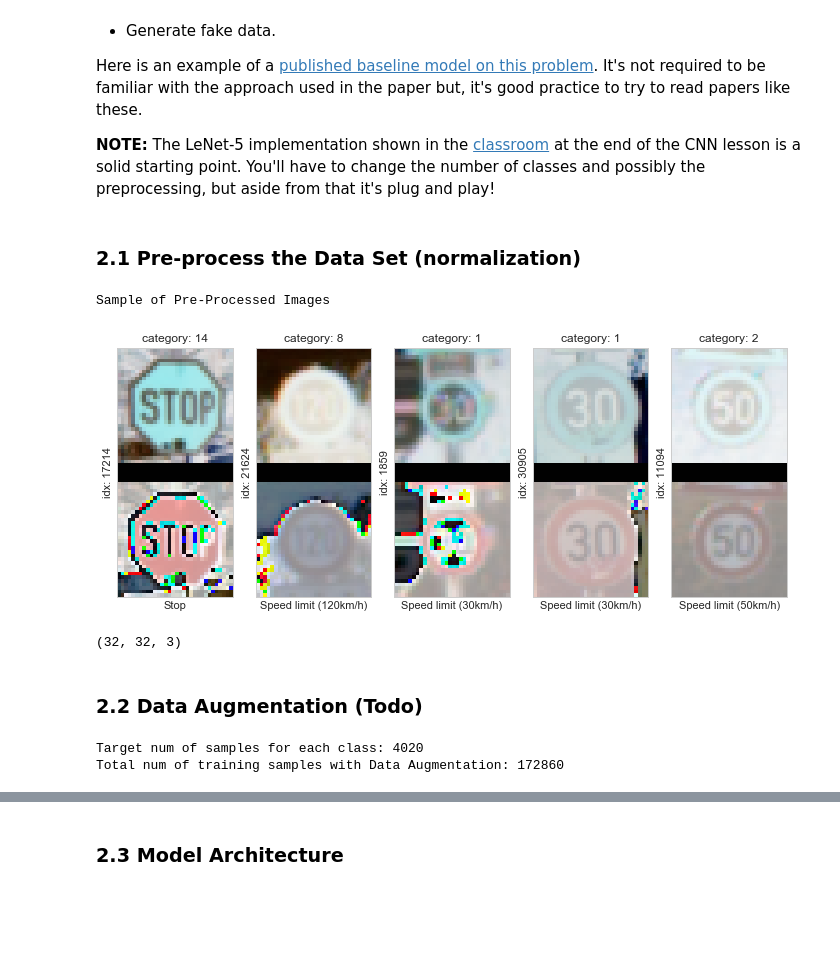
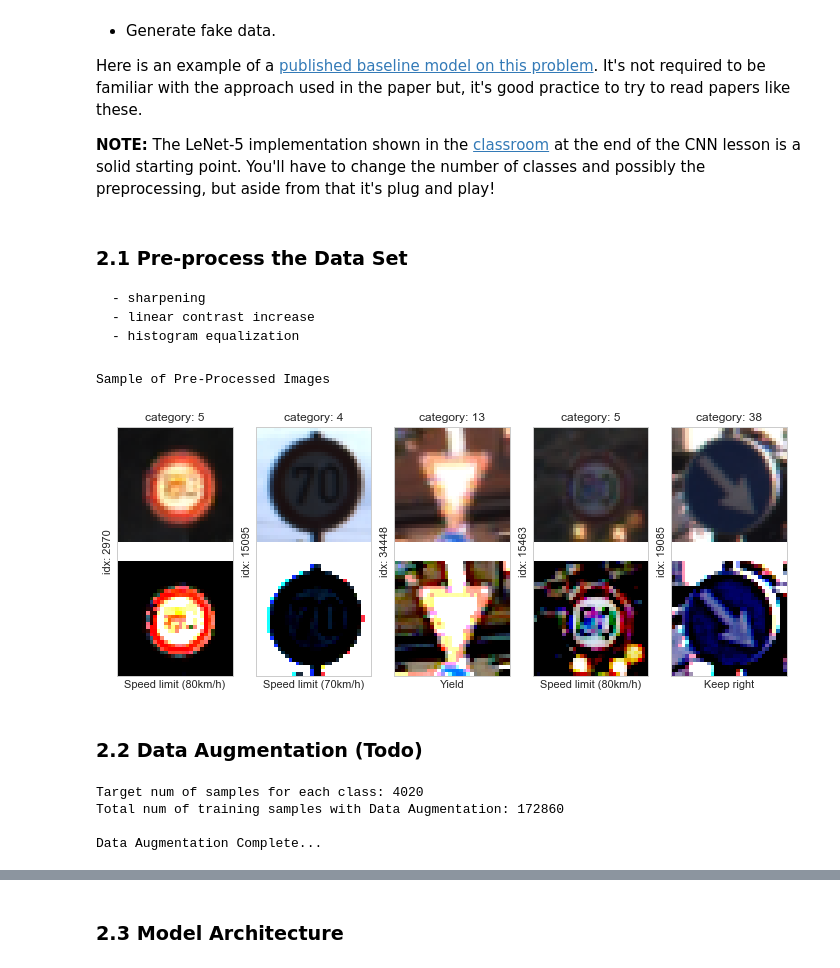
Before and after one commit to aksagg88/CarND-Traffic-Sign-Classifier-Project, a Jupyter notebook: GTSR_AA.ipynb, the cells around one changed output, grey strips where cells are left out. Cells and saved outputs as stored; diff of their text form; code cells hidden in the pictures; blank space fills up the shorter version.

```diff
--- a/GTSR_AA.ipynb
+++ b/GTSR_AA.ipynb
@@ -169,19 +169,48 @@ Here is an example of a [published baseline model on this problem](http://yann.l
 
 **NOTE:** The LeNet-5 implementation shown in the [classroom](https://classroom.udacity.com/nanodegrees/nd013/parts/fbf77062-5703-404e-b60c-95b78b2f3f9e/modules/6df7ae49-c61c-4bb2-a23e-6527e69209ec/lessons/601ae704-1035-4287-8b11-e2c2716217ad/concepts/d4aca031-508f-4e0b-b493-e7b706120f81) at the end of the CNN lesson is a solid starting point. You'll have to change the number of classes and possibly the preprocessing, but aside from that it's plug and play!
 # %% [markdown]
-### 2.1 Pre-process the Data Set (normalization)
+### 2.1 Pre-process the Data Set
+
+    - sharpening
+    - linear contrast increase
+    - histogram equalization
 # %%
 from sklearn.utils import shuffle
 
 X_train, y_train = shuffle(X_train, y_train)
 
+def eq_Hist(img):
+    #Histogram Equalization
+    imgE=img.copy()
+    imgE[:, :, 0] = cv2.equalizeHist(img[:, :, 0])
+    imgE[:, :, 1] = cv2.equalizeHist(img[:, :, 1])
+    imgE[:, :, 2] = cv2.equalizeHist(img[:, :, 2])
+    return(imgE)
+
+def sharpen_img(img):
+    gb = cv2.GaussianBlur(img, (5,5), 20.0)
+    return cv2.addWeighted(img, 2, gb, -1, 0)
+
+def norm_img(img):
+    # normalized RGB image to aid learning
+    #converting RGB (0 to 255) to (-1 to +1)
+    img_norm = (img.astype('float32')-128.)/255.
+    return(img_norm)
+
+#Compute linear image transformation ing*s+m
+def lin_img(img,s=1.0,m=0.0):
+    img2=cv2.multiply(img, np.array([s]))
+    return cv2.add(img2, np.array([m]))
+
+#Change image contrast; s>1 - increase
+def contr_img(img, s=1.0):
+    m=127.0*(1.0-s)
+    return lin_img(img, s, m)
 
 def img_preprocess(img):
-    # normalized RGB image to aid learning
-    #converting RGB (0 to 255) to (-1 to +1)
-
-    img_norm = (img.astype('float32')-128.)/255.
-    return(img_norm)
+    imgp = sharpen_img(img)
+    imgp = contr_img(imgp,1.5)
+    return(eq_Hist(imgp))
 
 def batch_img_preprocess(batch_x, batch_y):
     batch_x_norm = np.zeros_like(batch_x, dtype = 'float32')
@@ -189,39 +218,34 @@ def batch_img_preprocess(batch_x, batch_y):
         batch_x_norm[i,:,:,:] = img_preprocess(img)
 
     return(batch_x_norm,batch_y)
 
 
 def test_img_preprocess():
     plt.figure(figsize = (12,10))
     for i in range(5):
         idx = random.randint(0, len(X_train))
         img = X_train[idx].squeeze() #explicit array conversion
         img_proc = img_preprocess(img)
         div = 255*np.ones((5,32,3),dtype="uint8")
 
         plt.subplot(1,5,i+1)
         fin_img = np.vstack([img, div, img_proc])
         plt.imshow(fin_img)
 
         plt.title("category: {}".format(y_train[idx]))
         plt.xlabel("{}".format(df_csv.SignName[y_train[idx]]))
         plt.ylabel("idx: {}".format(idx))
         plt.tick_params(labelbottom='off', labelleft='off')
     return()
 
 print("Sample of Pre-Processed Images")
 test_img_preprocess()
 
 X_train, y_train = shuffle(X_train, y_train)
 X_train, y_train = batch_img_preprocess(X_train, y_train)
 # %% [output]
 Sample of Pre-Processed Images
-[figure, old version]
+[figure, new version]
-# %%
-img = X_train[1].squeeze()
-print(img.shape)
-# %% [output]
-(32, 32, 3)
 # %% [markdown]
 ### 2.2 Data Augmentation (Todo)
 # %%
@@ -231,34 +255,38 @@ import matplotlib.gridspec as gridspec
 import matplotlib.image as mpimg
 
 
-def transform_image(img, ang_range=15,shear_range=8,trans_range=4):
-    '''Return an img with random rotation, translation and shear
-
-    Modified from Yivek Yadav's approach using OpenCV (https://goo.gl/ttRKL0)
-    '''
-    img_warp = np.copy(img)
+def rotate_img(img, ang_range):
+    # rotation
     img_h, img_w, img_ch = img.shape
-
-    # rotation
     rot = np.random.uniform(ang_range)-ang_range/2
     rotM = cv2.getRotationMatrix2D((img_w/2,img_h/2),rot,1)
+    return(cv2.warpAffine(img,rotM,(img_w,img_h)))
 
+def translate_img(img, trans_range):
     # translation
+    img_h, img_w, img_ch = img.shape
     tr_x, tr_y = trans_range*np.random.uniform(size=(2,1))-trans_range/2
     transM = np.float32([[1,0,tr_x],[0,1,tr_y]])
+    return(cv2.warpAffine(img,transM,(img_w,img_h)))
 
+def sheer_img(img,shear_range):
     # shear
+    img_h, img_w, img_ch = img.shape
     pts1 = np.float32([[5,5],[20,5],[5,20]])
     pt1  = 5+shear_range*np.random.uniform()-shear_range/2
     pt2  = 20+shear_range*np.random.uniform()-shear_range/2
     pts2 = np.float32([[pt1,5],[pt2,pt1],[5,pt2]])
     shearM = cv2.getAffineTransform(pts1,pts2)
+    return(cv2.warpAffine(img,shearM,(img_w,img_h)))
 
-    img_warp = cv2.warpAffine(img_warp,rotM,(img_w,img_h))
-    img_warp = cv2.warpAffine(img_warp,transM,(img_w,img_h))
-    img_warp = cv2.warpAffine(img_warp,shearM,(img_w,img_h))
 
+def transform_image(img, ang_range=15,shear_range=8,trans_range=4):
+    img_warp = np.copy(img)
+    img_warp = rotate_img(img, ang_range)
+    img_warp = translate_img(img_warp, trans_range)
+    img_warp = sheer_img(img_warp,shear_range)
     return(img_warp.reshape(-1, *img_warp.shape))
+
 
 def test_imgtransform():
     idx = np.random.randint(0, len(X_train))
@@ -314,9 +342,12 @@ def augmentData(X_data, y_data, multiplier=2):
 # training dataset augmentation
 X_data_aug, y_data_aug                      = augmentData(X_train, y_train)
 X_train, X_val_std, y_train, y_val_std  = train_test_split(X_data_aug, y_data_aug, test_size=0.15)
+print("Data Augmentation Complete...")
 # %% [output]
 Target num of samples for each class: 4020
 Total num of training samples with Data Augmentation: 172860
+
+Data Augmentation Complete...
 # %%
 n_classes, n_classes_count_tr = np.unique(y_train, return_counts=True)
 histplot(n_classes,n_classes_count_tr, xl = "GTS Classes",yl ="Training Samples",tl = "Training Sample Distribution with Data Augmentation").show()
```
Also changed, not shown: parts of 12 cells of this notebook, 27 other files.
